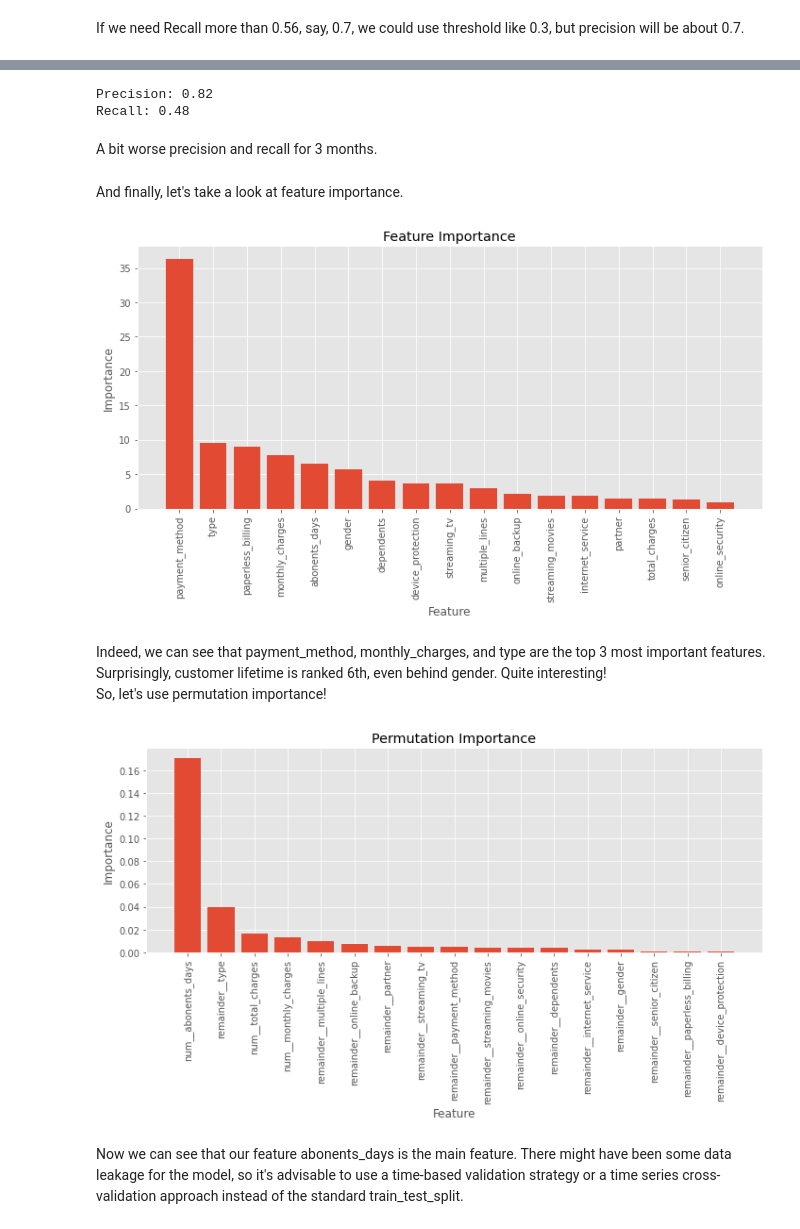
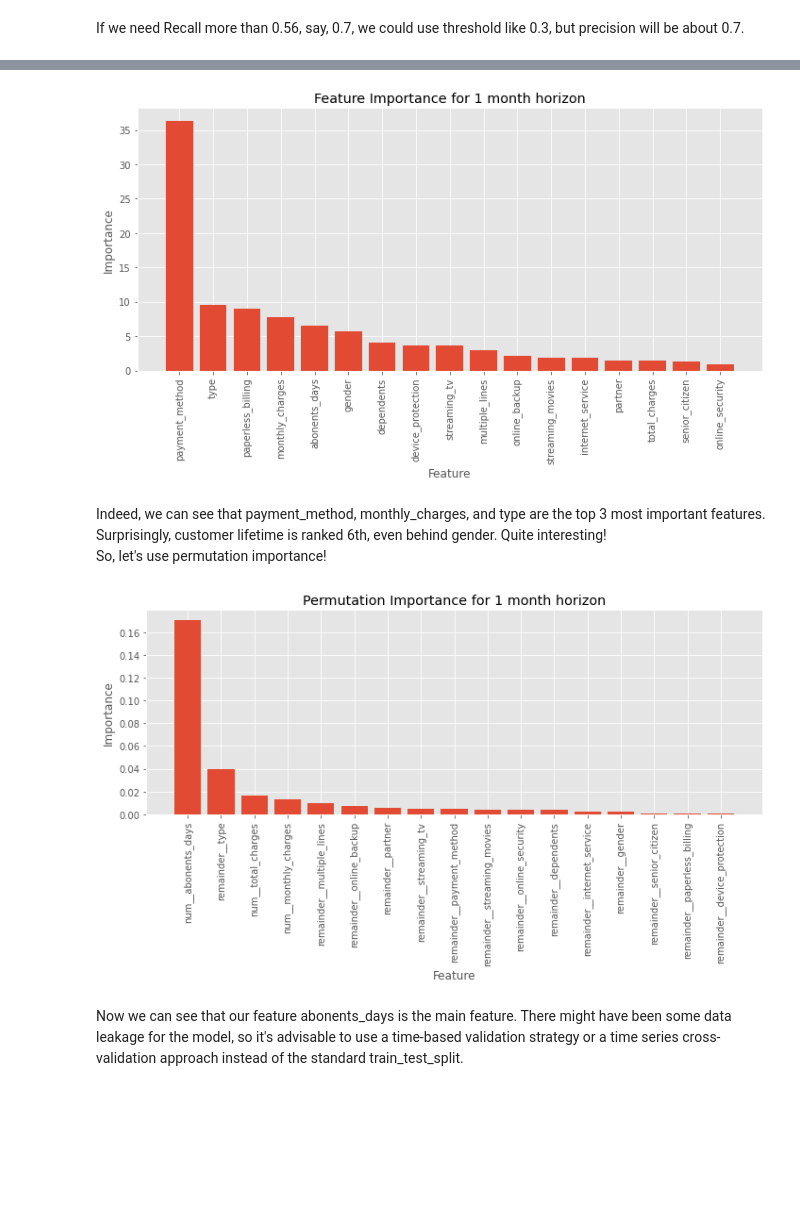
Before and after one commit to dslialin/portfolio, a Jupyter notebook: Project_8_Telecom_churn_new/Project_8_Telecom_churn_new.ipynb, the cells around one changed output, grey strips where cells are left out. Cells and saved outputs as stored; diff of their text form; code cells hidden in the pictures; blank space fills up the shorter version.

```diff
--- a/Project_8_Telecom_churn_new/Project_8_Telecom_churn_new.ipynb
+++ b/Project_8_Telecom_churn_new/Project_8_Telecom_churn_new.ipynb
@@ -1575,21 +1591,3 @@ plt.show()
-# %%
-true_negatives_3_months = cm_3_months[0, 0]
-false_positives_3_months = cm_3_months[0, 1]
-false_negatives_3_months = cm_3_months[1, 0]
-true_positives_3_months = cm_3_months[1, 1]
-
-precision_3_months = true_positives_3_months / (true_positives_3_months + false_positives_3_months)
-recall_3_months = true_positives_3_months / (true_positives_3_months + false_negatives_3_months)
-
-print(f'Precision: {precision_3_months:.2f}')
-print(f'Recall: {recall_3_months:.2f}')
-# %% [output]
-Precision: 0.82
-Recall: 0.48
-# %% [markdown]
-A bit worse precision and recall for 3 months.
-# %% [markdown]
-And finally, let's take a look at feature importance.
 # %%
 catboost_model = best_model_cat.named_steps['model_cat']
 feature_importance = catboost_model.feature_importances_
@@ -1604,45 +1602,45 @@ plt.bar(range(len(sorted_importance)), sorted_importance)
 plt.xticks(range(len(sorted_importance)), sorted_names, rotation='vertical')
 plt.xlabel('Feature')
 plt.ylabel('Importance')
-plt.title('Feature Importance')
+plt.title('Feature Importance for 1 month horizon')
 plt.tight_layout()
 plt.show()
 # %% [output]
-[figure, old version]
+[figure, new version]
 # %% [markdown]
 Indeed, we can see that payment_method, monthly_charges, and type are the top 3 most important features. Surprisingly, customer lifetime is ranked 6th, even behind gender. Quite interesting!
 So, let's use permutation importance!
 # %%
 # Get the CatBoost model from the pipeline
 catboost_model = best_model_cat.named_steps['model_cat']
 
 # Transform the test features using the pipeline's preprocessor
 features_test_transformed = best_model_cat.named_steps['preprocessor_cat'].transform(features_test)
 
 # Calculate permutation importance
 perm_importance = permutation_importance(catboost_model, features_test_transformed,\
                                          target_test, n_repeats=30, random_state=RANDOM_STATE)
 
 # Get feature names
 feature_names = best_model_cat.named_steps['preprocessor_cat'].get_feature_names_out\
 (input_features=features_test.columns)
 
 # Get sorted indices and importances
 sorted_indices = np.argsort(perm_importance.importances_mean)[::-1]
 sorted_importance = perm_importance.importances_mean[sorted_indices]
 sorted_names = feature_names[sorted_indices]
 
 # Visualize permutation importance
 plt.figure(figsize=(10, 6))
 plt.bar(range(len(sorted_importance)), sorted_importance)
 plt.xticks(range(len(sorted_importance)), sorted_names, rotation='vertical')
 plt.xlabel('Feature')
 plt.ylabel('Importance')
-plt.title('Permutation Importance')
+plt.title('Permutation Importance for 1 month horizon')
 plt.tight_layout()
 plt.show()
 # %% [output]
-[figure, old version]
+[figure, new version]
 # %% [markdown]
 Now we can see that our feature abonents_days is the main feature. There might have been some data leakage for the model, so it's advisable to use a time-based validation strategy or a time series cross-validation approach instead of the standard train_test_split.
 # %% [markdown]
```
Also changed, not shown: parts of 135 cells of this notebook.
